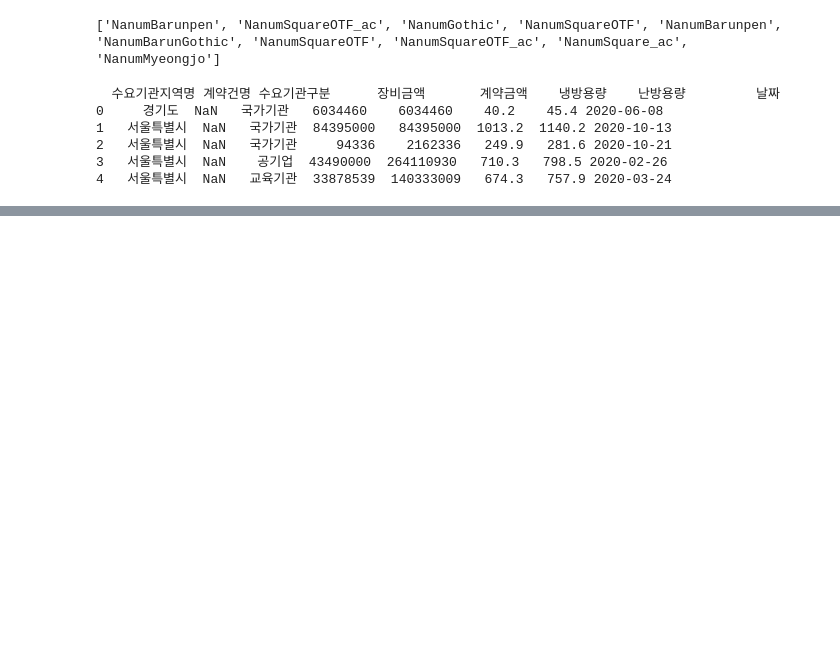
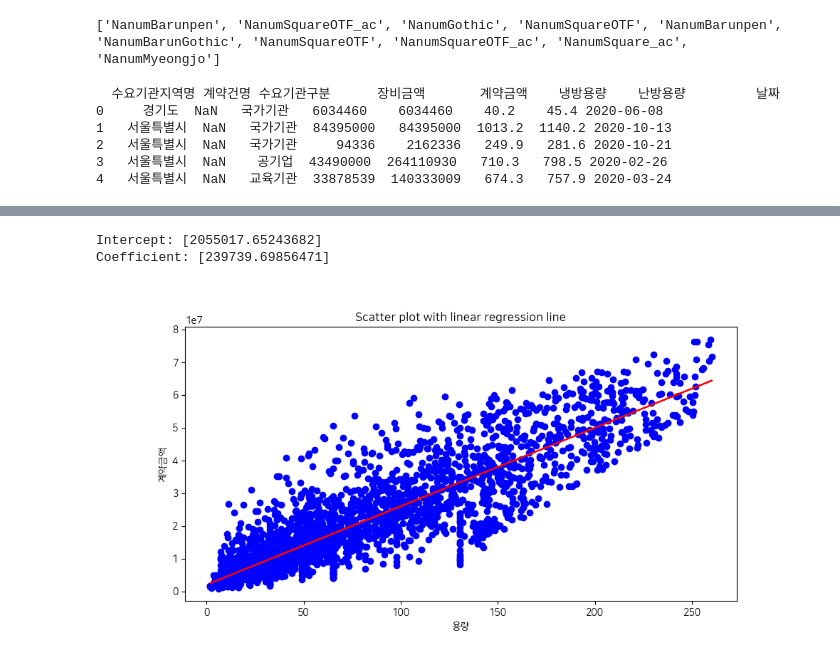
Before and after one commit to JJaewon7210/Simple_Pandas_Procurement_Data, a Jupyter notebook: scripts/analyze.ipynb, the cells around one changed output, grey strips where cells are left out. Drawn from its saved outputs; the diff is of its cells as text; code cells hidden in the pictures; blank space fills up the shorter version.

```diff
--- a/scripts/analyze.ipynb
+++ b/scripts/analyze.ipynb
@@ -106,0 +127,15 @@ print(stats)
+# %%
+data_notna = data.dropna(axis=0, subset=['계약건명'])
+data_ele = data_notna[data_notna['계약건명'].str.contains('전기')]
+data_gas = data_notna[data_notna['계약건명'].str.contains('가스')]
+data_geo = data_notna[data_notna['계약건명'].str.contains('지열')]
+# %%
+# create a linear regression model
+reg, data_outlier = getLinearRegression(x_column='용량', y_column='계약금액', data=data_ele)
+# draw a linaer line
+%matplotlib widget
+drawLinearRegressionPlot(regression_model=reg, x_column='용량', y_column='계약금액', data=data_outlier)
+# %% [output]
+Intercept: [2055017.65243682]
+Coefficient: [239739.69856471]
+[figure, added]
```
Also changed, not shown: parts of 13 cells of this notebook.
